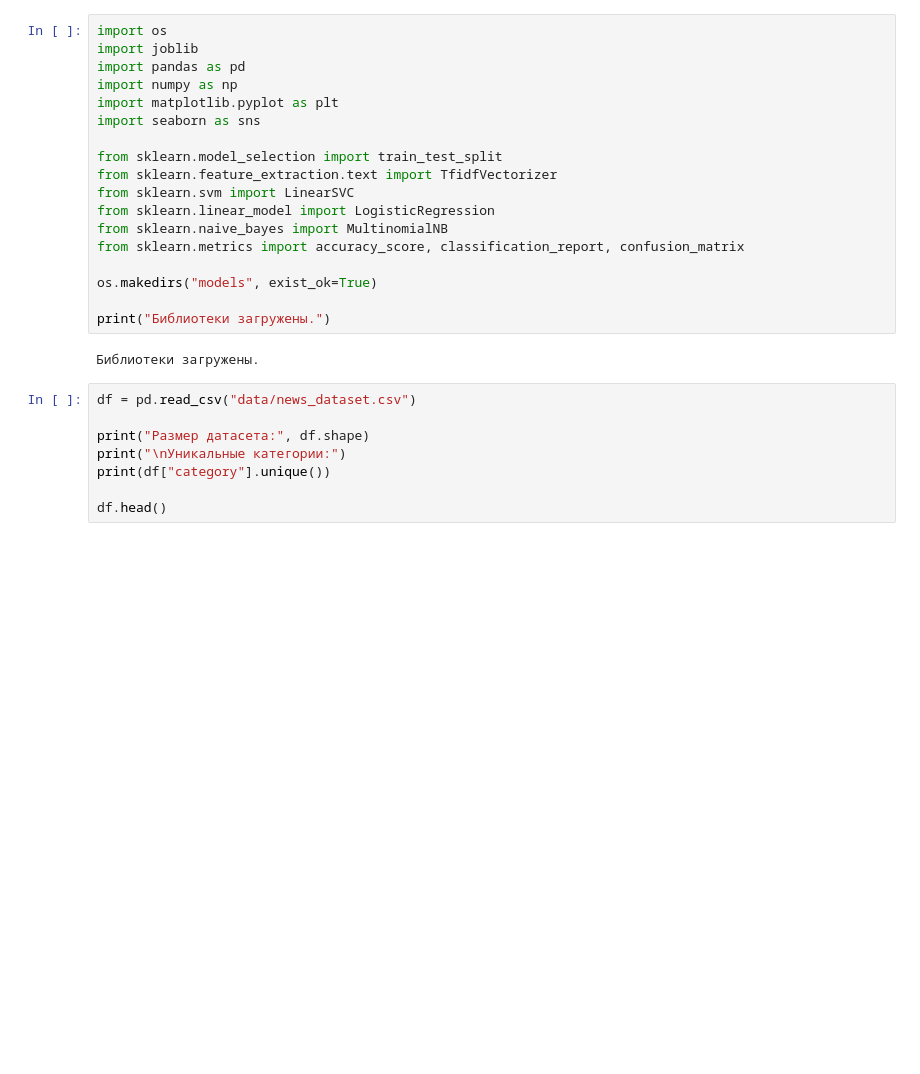
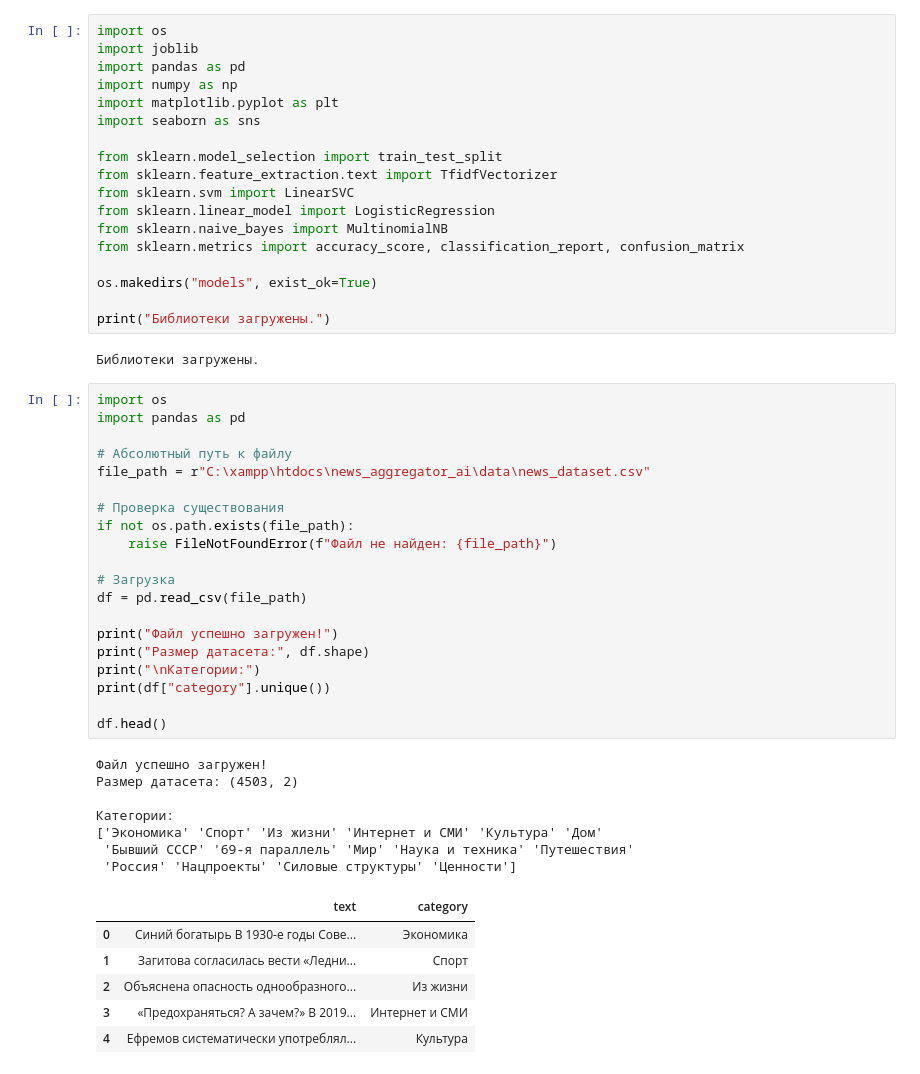
Before and after one commit to project-hub123/news_aggregator_ai, a Jupyter notebook: notebooks/03_model_training.ipynb, the cells around one changed output. Cells and saved outputs as stored; diff of their text form; blank space fills up the shorter version.

```diff
--- a/notebooks/03_model_training.ipynb
+++ b/notebooks/03_model_training.ipynb
@@ -19,13 +19,39 @@ print("Библиотеки загружены.")
 # %% [output]
 Библиотеки загружены.
 # %%
-df = pd.read_csv("data/news_dataset.csv")
+import os
+import pandas as pd
 
+# Абсолютный путь к файлу
+file_path = r"C:\xampp\htdocs\news_aggregator_ai\data\news_dataset.csv"
+
+# Проверка существования
+if not os.path.exists(file_path):
+    raise FileNotFoundError(f"Файл не найден: {file_path}")
+
+# Загрузка
+df = pd.read_csv(file_path)
+
+print("Файл успешно загружен!")
 print("Размер датасета:", df.shape)
-print("\nУникальные категории:")
+print("\nКатегории:")
 print(df["category"].unique())
 
 df.head()
+# %% [output]
+Файл успешно загружен!
+Размер датасета: (4503, 2)
+
+Категории:
+['Экономика' 'Спорт' 'Из жизни' 'Интернет и СМИ' 'Культура' 'Дом'
+ 'Бывший СССР' '69-я параллель' 'Мир' 'Наука и техника' 'Путешествия'
+ 'Россия' 'Нацпроекты' 'Силовые структуры' 'Ценности']
+|  | text | category |
+| 0 | Синий богатырь В 1930-е годы Сове... | Экономика |
+| 1 | Загитова согласилась вести «Ледни... | Спорт |
+| 2 | Объяснена опасность однообразного... | Из жизни |
+| 3 | «Предохраняться? А зачем?» В 2019... | Интернет и СМИ |
+| 4 | Ефремов систематически употреблял... | Культура |
 # %%
 plt.figure(figsize=(10,6))
 df["category"].value_counts().plot(kind="bar")
```
Also changed, not shown: parts of 10 cells of this notebook, 4 other files.
